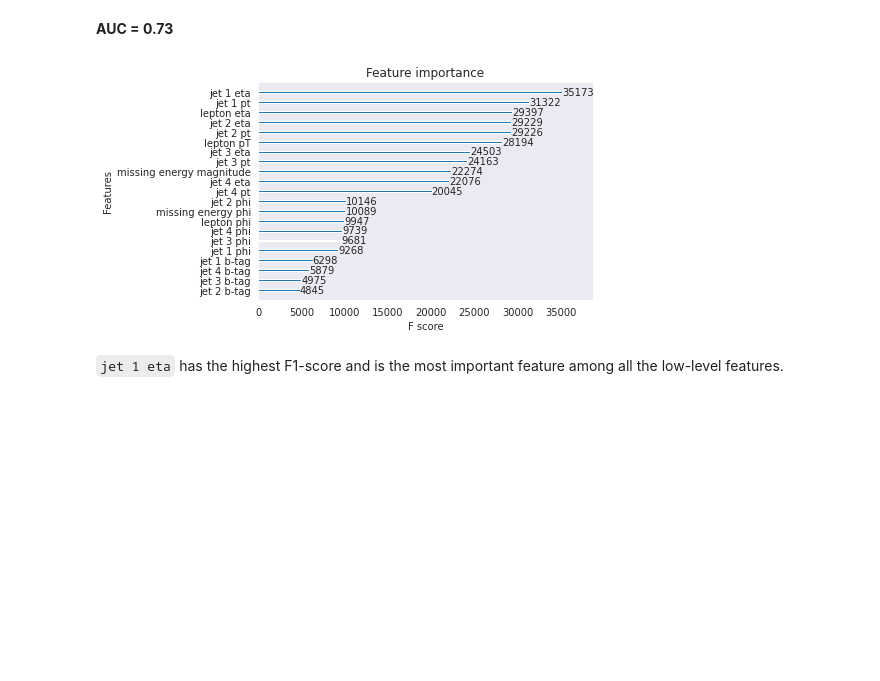
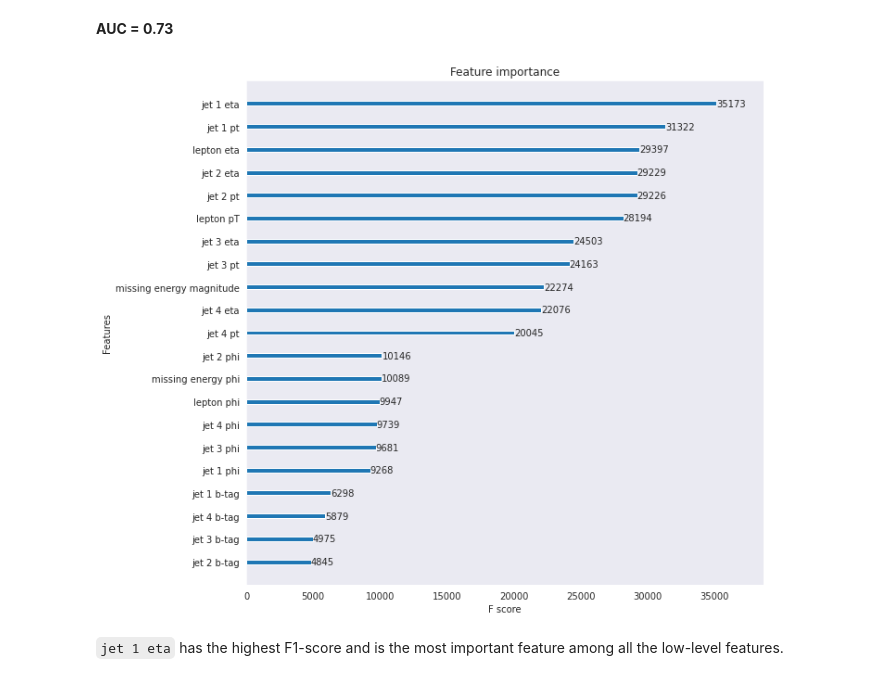
Before and after one commit to Yash-10/Higgs-Classification, a Jupyter notebook: bdt/BDT.ipynb, the cells around one changed output. Cells and saved outputs as stored; diff of their text form; code cells hidden in the pictures; blank space fills up the shorter version.

```diff
--- a/bdt/BDT.ipynb
+++ b/bdt/BDT.ipynb
@@ -179,10 +179,11 @@ plot_roc(predictions, test)
 [figure]
 # %% [markdown]
 **AUC = 0.73**
-# %%
-xgb.plot_importance(booster, grid=False);
-# %% [output]
-[figure, removed]
+# %%
+fig, ax = plt.subplots(figsize=(10, 10))
+xgb.plot_importance(booster, ax=ax, grid=False);
+# %% [output]
+[figure, added]
 # %% [markdown]
 `jet 1 eta` has the highest F1-score and is the most important feature among all the low-level features.
 # %% [markdown]
```
Also changed, not shown: parts of 9 cells of this notebook.
